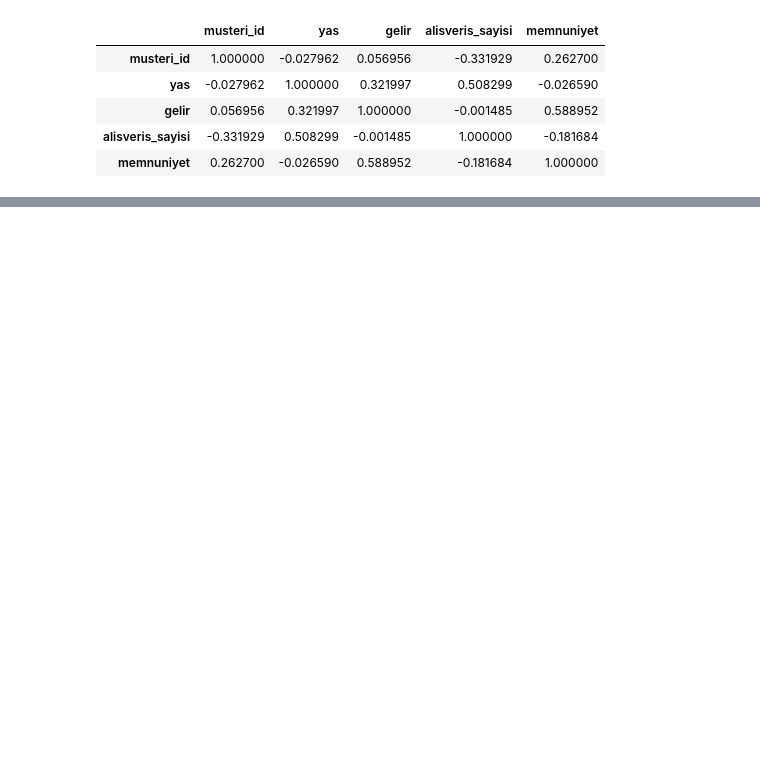
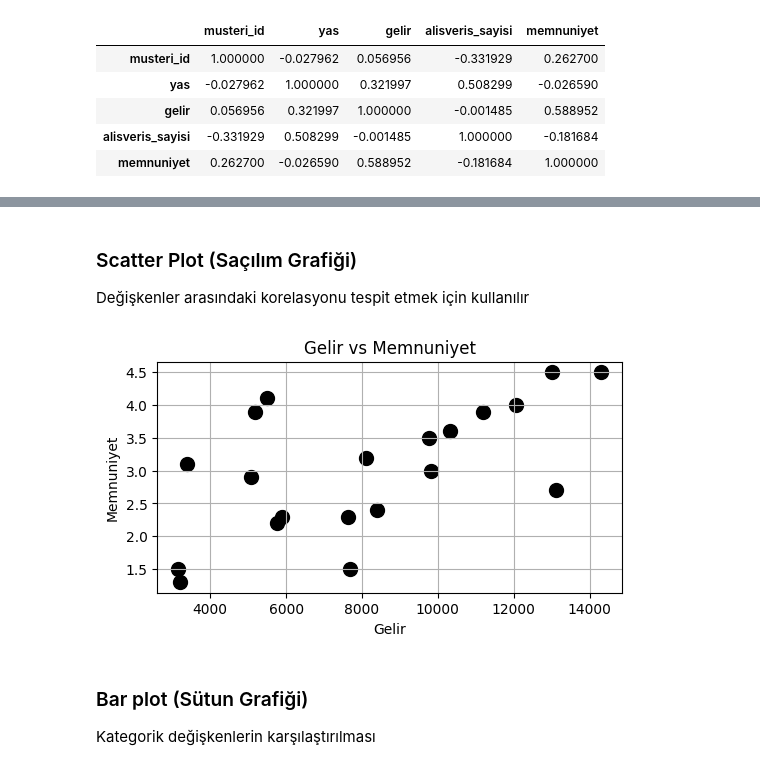
Before and after one commit to ArsenLupen53/GYZU-BTK-codespace, a Jupyter notebook: veri_seti_inceleme/veri_seti_ilk_islemler_gorsellestirme.ipynb, the cells around one changed output, grey strips where cells are left out. Saved outputs shown, nothing was run; the diff lists cells and outputs as text; code cells hidden in the pictures; blank space fills up the shorter version.

```diff
--- a/veri_seti_inceleme/veri_seti_ilk_islemler_gorsellestirme.ipynb
+++ b/veri_seti_inceleme/veri_seti_ilk_islemler_gorsellestirme.ipynb
@@ -307,0 +334,16 @@ veri.corr(numeric_only=True)
+# %% [markdown]
+### Scatter Plot (Saçılım Grafiği)
+Değişkenler arasındaki korelasyonu tespit etmek için kullanılır
+# %%
+plt.figure(figsize=(6,3))
+plt.scatter(veri["gelir"],veri["memnuniyet"],s=100,color="black")
+plt.xlabel("Gelir")
+plt.ylabel("Memnuniyet")
+plt.title("Gelir vs Memnuniyet")
+plt.grid(True)
+plt.show()
+# %% [output]
+[figure, added]
+# %% [markdown]
+### Bar plot (Sütun Grafiği)
+Kategorik değişkenlerin karşılaştırılması
```
Also changed, not shown: parts of 17 cells of this notebook.
